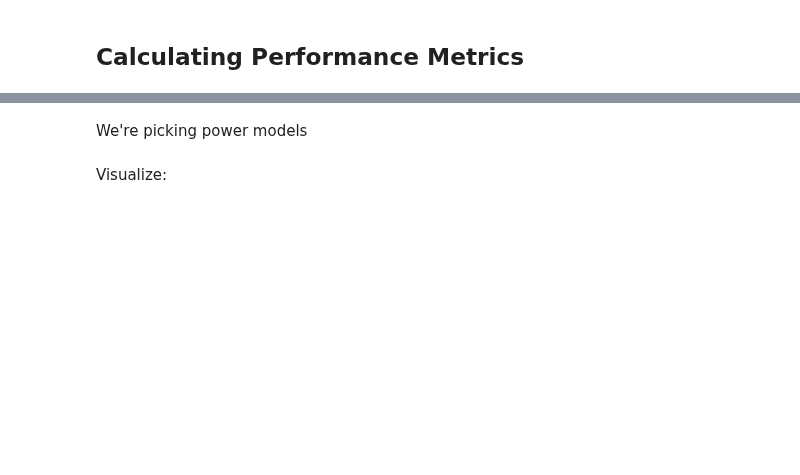
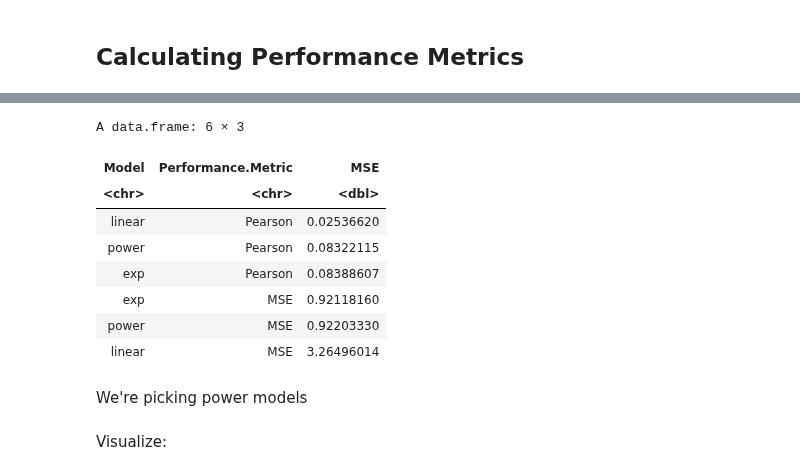
Before and after one commit to hmbaghdassarian/metastatic_potential, a Jupyter notebook: notebooks/A_rna_prediction/05B_assess_power_analysis.ipynb, the cells around one changed output, grey strips where cells are left out. Cells and saved outputs as stored; diff of their text form; code cells hidden in the pictures; blank space fills up the shorter version.

```diff
--- a/notebooks/A_rna_prediction/05B_assess_power_analysis.ipynb
+++ b/notebooks/A_rna_prediction/05B_assess_power_analysis.ipynb
@@ -730,3 +827,19 @@ A data.frame: 6 × 3
+# %%
+aggregate(MSE ~ Model + Performance.Metric, data = final_df, FUN = mean)%>%
+arrange(
+    desc(Performance.Metric),
+    MSE
+)
+# %% [output]
+A data.frame: 6 × 3
+| Model | Performance.Metric | MSE |
+| <chr> | <chr> | <dbl> |
+| linear | Pearson | 0.02536620 |
+| power | Pearson | 0.08322115 |
+| exp | Pearson | 0.08388607 |
+| exp | MSE | 0.92118160 |
+| power | MSE | 0.92203330 |
+| linear | MSE | 3.26496014 |
 # %% [markdown]
 We're picking power models
 # %% [markdown]
```
Also changed, not shown: parts of 28 cells of this notebook, 6 other files.
